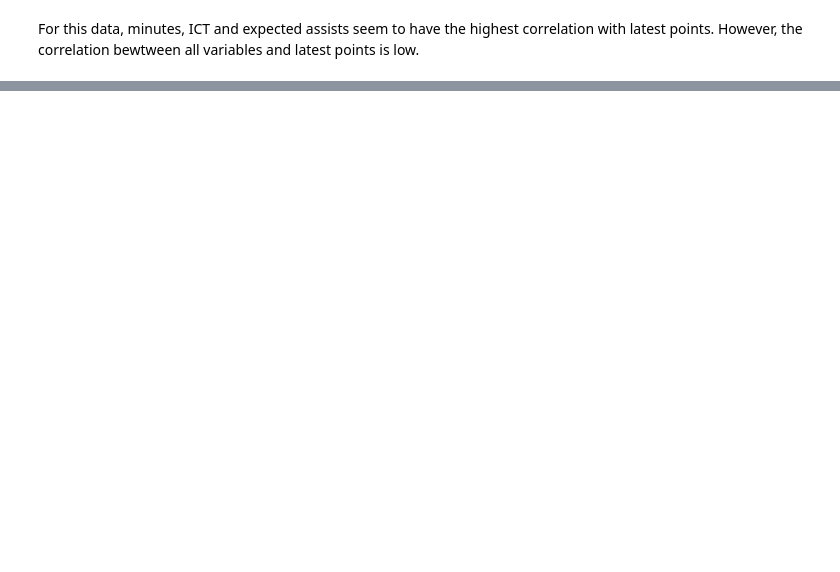
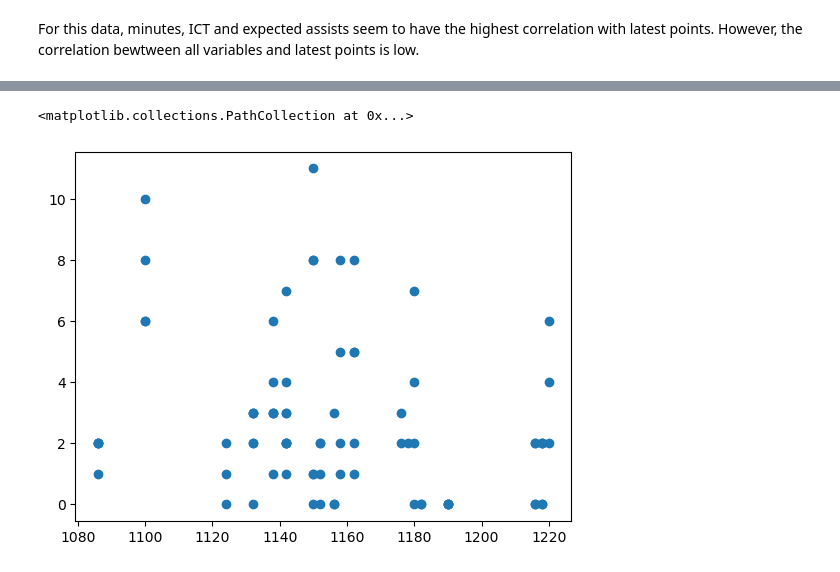
Before and after one commit to hakkd/predictFPL, a Jupyter notebook: EPL_plyr_perform_last_5.ipynb, the cells around one changed output, grey strips where cells are left out. Saved outputs shown, nothing was run; the diff lists cells and outputs as text; code cells hidden in the pictures; blank space fills up the shorter version.

```diff
--- a/EPL_plyr_perform_last_5.ipynb
+++ b/EPL_plyr_perform_last_5.ipynb
@@ -381,7 +389,7 @@ points.head()
 get 20 top scoring players by position
 # %%
 # import test data
-points = pd.read_csv('points_20220105')
+points = pd.read_csv('points_20220107')
 # %%
 # get 20 top scoring keepers
 gks = points.loc[points['position'] == 'GKP']
@@ -450,7 +477,7 @@ points_select = points[['id_player', 'full_name', 'team', 'position',
                         'goals_conceded', 'own_goals',
                         'saves', 'bonus', 'bps', 'influence', 'creativity', 'threat', 'ict_index',
                         'expected_goals', 'expected_assists', 'expected_goal_involvements',
-                        'expected_goals_conceded']]
+                        'expected_goals_conceded', 'opp_att_strength', 'opp_def_strength']]
 # %%
 def last_5_player(df, player_id):
     '''
@@ -489,7 +516,9 @@ def last_5_player(df, player_id):
         'mean_xg': last_5['expected_goals'].mean(),
         'mean_xa': last_5['expected_assists'].mean(),
         'mean_xgi': last_5['expected_goal_involvements'].mean(),
-        'mean_xgc': last_5['expected_goals_conceded'].mean(),}
+        'mean_xgc': last_5['expected_goals_conceded'].mean(),
+        'mean_opp_att': last_5['opp_att_strength'].mean(),
+        'mean_opp_def': last_5['opp_def_strength'].mean()}
 
     last_5_mean = pd.DataFrame(data = d, index = [0])
 
@@ -547,2 +644,5 @@ last_5_df_filter.hist()
 # %%
-plt.scatter('mean_ict', 'latest_points', data = last_5_df_filter)
+plt.scatter('mean_opp_def', 'latest_points', data = last_5_df_filter)
+# %% [output]
+<matplotlib.collections.PathCollection at 0x...>
+[figure, added]
```
Also changed, not shown: parts of 11 cells of this notebook.
